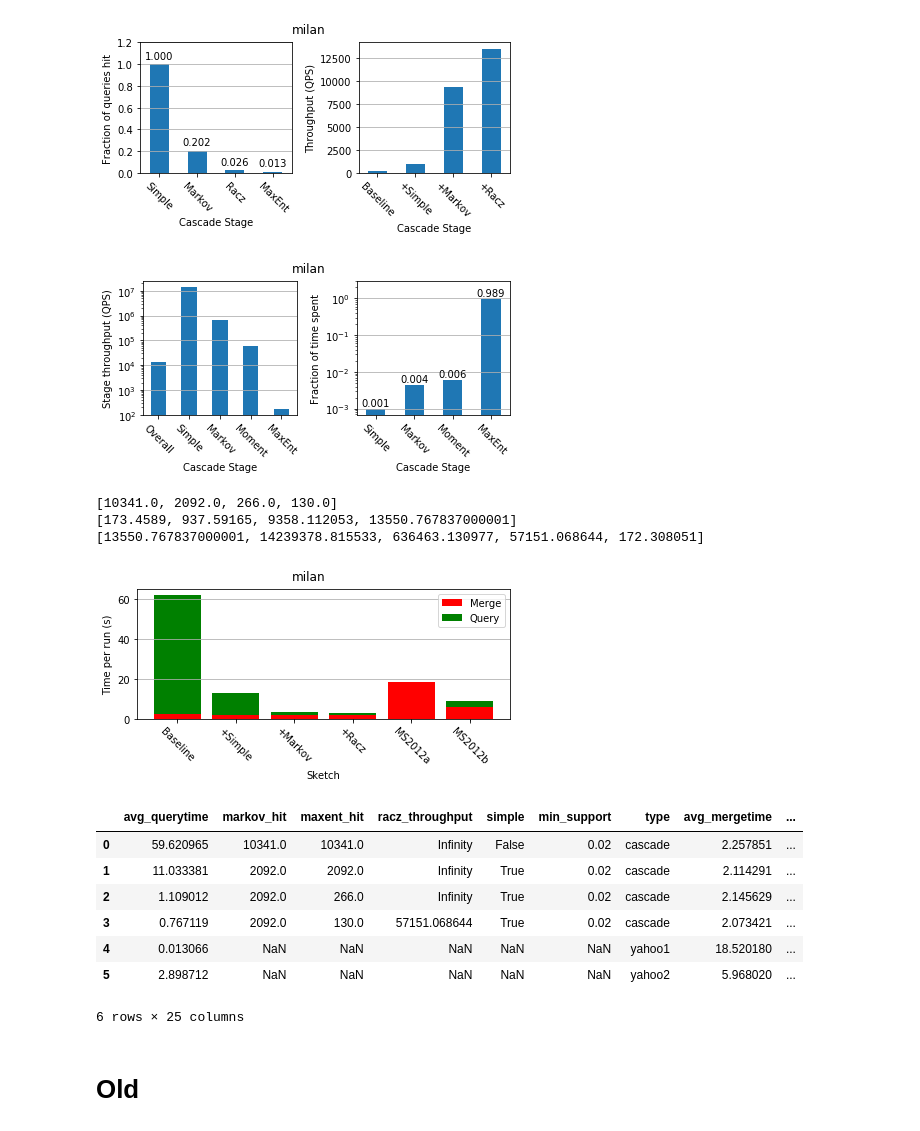
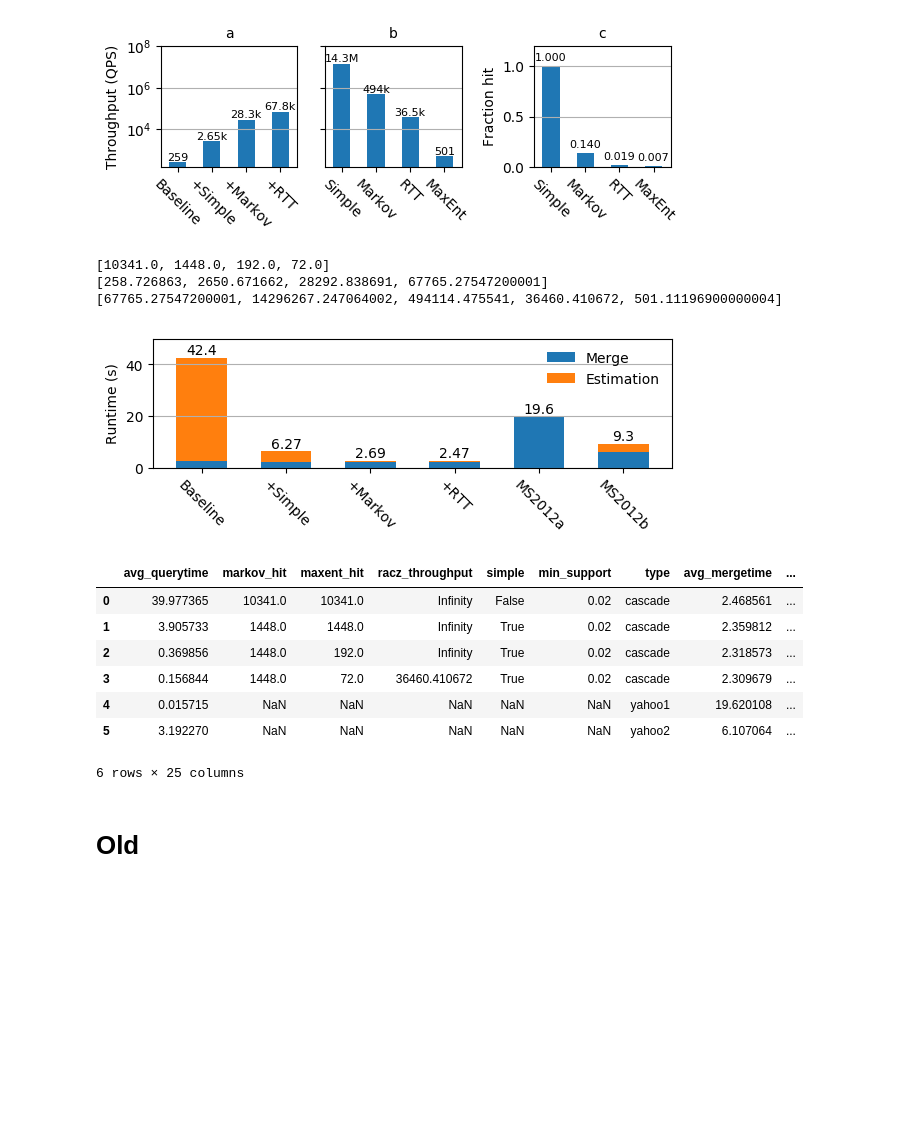
Before and after one commit to stanford-futuredata/msketch, a Jupyter notebook: analysis/Cascades Benchmark.ipynb, the cells around one changed output. Saved outputs shown, nothing was run; the diff lists cells and outputs as text; code cells hidden in the pictures; blank space fills up the shorter version.

```diff
--- a/analysis/Cascades Benchmark.ipynb
+++ b/analysis/Cascades Benchmark.ipynb
@@ -104,24 +210,24 @@ def plot_data_2(throughput_data, time_data, title):
 # %%
 def plot_data_3(apl_times, merge_times, query_times, title):
-    f, axs = plt.subplots(1,1, figsize=(6,3))
+    f, axs = plt.subplots(1,1, figsize=(6,2.3), dpi=100)
     ax = axs
     x = range(6)
-    index = ['?', 'Baseline', '+Simple', '+Markov', '+Racz', 'MS2012a', 'MS2012b']
+    index = ['?', 'Baseline', '+Simple', '+Markov', '+RTT', 'MS2012a', 'MS2012b']
 #     data = {'amount': mb_data}
 #     trans = pd.DataFrame(data=data,index=index)
 
 #     my_plot = trans.plot(ax=ax, kind='bar', stacked=True, legend=None)
 
 #     p1 = plt.bar(x, apl_times, color='b')
-    p2 = plt.bar(x, merge_times, color='r')
-    p3 = plt.bar(x, query_times, bottom=merge_times, color='g')
+    p2 = plt.bar(x, merge_times, width=0.6, color='C0')
+    p3 = plt.bar(x, query_times, width=0.6, bottom=merge_times, color='C1')
 #     ax.set_yscale('log')
-    ax.set_ylabel('Time per run (s)')
-    ax.set_xlabel('Sketch')
+    ax.set_ylabel('Runtime (s)')
+#     ax.set_xlabel('Sketch')
     ax.set_xticklabels(labels=index, rotation='-45')
     ax.yaxis.grid(True)
     ax.set_xticks(x, index)
-    ax.legend((p2[0], p3[0]), ('Merge', 'Query'))
+    ax.legend((p2[0], p3[0]), ('Merge', 'Estimation'), frameon=False)
 
 #     pos_offset = 0.1 * trans['amount'].min()
 #     loop = 0
@@ -131,52 +237,52 @@ def plot_data_3(apl_times, merge_times, query_times, title):
 #         loop += 1
 #     plt.set_ylim(ymax=trans['amount'].max() + 5)
 
-    pos_offset = 0.05
+    pos_offset = 1.5
     loop = 0
-    for i, row in trans.iterrows():
-        y = row['amount'] + pos_offset
-        my_plot.annotate("{:,.3f}".format(np.absolute(row['amount'])),(loop,y),ha="center")
+    for i in range(len(merge_times)):
+        y = merge_times[i] + query_times[i] + pos_offset
+        ax.annotate(human_format(merge_times[i] + query_times[i]),(loop,y),ha="center")
         loop += 1
 
-#     plt.ylim(ymax=20)
-    f.suptitle(title, y=1.02)
+    plt.ylim(ymax=50)
+#     f.suptitle(title, y=1.02)
     f.tight_layout()
-    plt.savefig("cascade_{}_3.pdf".format(title.lower()), bbox_inches='tight')
+    plt.savefig("cascade_milan_mb.pdf", bbox_inches='tight')
     plt.show()
 # %%
-results = pd.read_csv("../javamsketch/results/cascade_milan_1519373237.csv")
+results = pd.read_csv("../javamsketch/results/cascade_milan_1519818230.csv")
 cRow = results[(results['simple'] == True) & (results['markov'] == True) & (results['racz'] == True)]
 filter_data = cRow[['simple_hit', 'markov_hit', 'racz_hit', 'maxent_hit']].squeeze().tolist()
 lesion_data = results.loc[:,'overall_throughput'].dropna().tolist()
 throughput_data = cRow[['overall_throughput', 'simple_throughput', 'markov_throughput', 'racz_throughput', 'maxent_throughput']].squeeze().tolist()
 throughput_data = [float(t) for t in throughput_data]
 time_data = cRow[['simple_time', 'markov_time', 'racz_time', 'maxent_time']].squeeze().tolist()
-plot_data(filter_data, lesion_data, "milan")
-plot_data_2(throughput_data, time_data, "milan")
+# plot_data(filter_data, lesion_data, "milan")
+# plot_data_2(throughput_data, time_data, "milan")
+plot_data_4(filter_data, lesion_data, throughput_data, "Cascades on MacroBase: milan")
 
 apl_times = results.loc[:,'avg_apltime'].dropna().tolist()
 merge_times = results.loc[:,'avg_mergetime'].dropna().tolist()
 query_times = results.loc[:,'avg_querytime'].dropna().tolist()
 
 print(filter_data)
 print(lesion_data)
 print(throughput_data)
 
-plot_data_3(apl_times, merge_times, query_times, "milan")
+plot_data_3(apl_times, merge_times, query_times, "MacroBase runtime: milan")
 
 results
 # %% [output]
-[figure, old version]
+[figure, new version]
+[10341.0, 1448.0, 192.0, 72.0]
+[258.726863, 2650.671662, 28292.838691, 67765.27547200001]
+[67765.27547200001, 14296267.247064002, 494114.475541, 36460.410672, 501.11196900000004]
-[figure, old version]
+[figure, new version]
-[10341.0, 2092.0, 266.0, 130.0]
-[173.4589, 937.59165, 9358.112053, 13550.767837000001]
-[13550.767837000001, 14239378.815533, 636463.130977, 57151.068644, 172.308051]
-[figure, removed]
 |  | avg_querytime | markov_hit | maxent_hit | racz_throughput | simple | min_support | type | avg_mergetime | ... |
-| 0 | 59.620965 | 10341.0 | 10341.0 | Infinity | False | 0.02 | cascade | 2.257851 | ... |
-| 1 | 11.033381 | 2092.0 | 2092.0 | Infinity | True | 0.02 | cascade | 2.114291 | ... |
-| 2 | 1.109012 | 2092.0 | 266.0 | Infinity | True | 0.02 | cascade | 2.145629 | ... |
-| 3 | 0.767119 | 2092.0 | 130.0 | 57151.068644 | True | 0.02 | cascade | 2.073421 | ... |
-| 4 | 0.013066 | NaN | NaN | NaN | NaN | NaN | yahoo1 | 18.520180 | ... |
-| 5 | 2.898712 | NaN | NaN | NaN | NaN | NaN | yahoo2 | 5.968020 | ... |
+| 0 | 39.977365 | 10341.0 | 10341.0 | Infinity | False | 0.02 | cascade | 2.468561 | ... |
+| 1 | 3.905733 | 1448.0 | 1448.0 | Infinity | True | 0.02 | cascade | 2.359812 | ... |
+| 2 | 0.369856 | 1448.0 | 192.0 | Infinity | True | 0.02 | cascade | 2.318573 | ... |
+| 3 | 0.156844 | 1448.0 | 72.0 | 36460.410672 | True | 0.02 | cascade | 2.309679 | ... |
+| 4 | 0.015715 | NaN | NaN | NaN | NaN | NaN | yahoo1 | 19.620108 | ... |
+| 5 | 3.192270 | NaN | NaN | NaN | NaN | NaN | yahoo2 | 6.107064 | ... |
 6 rows × 25 columns
```
Also changed, not shown: parts of 9 cells of this notebook.
